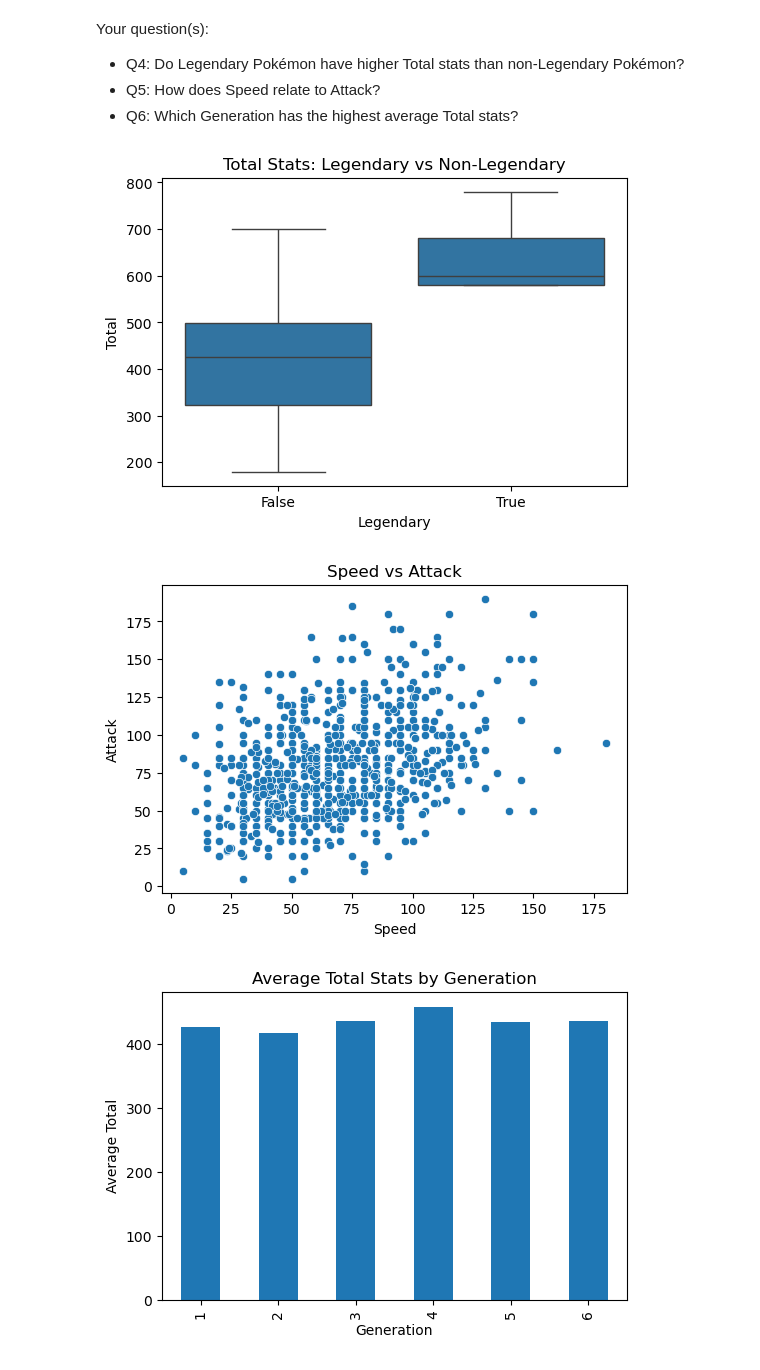
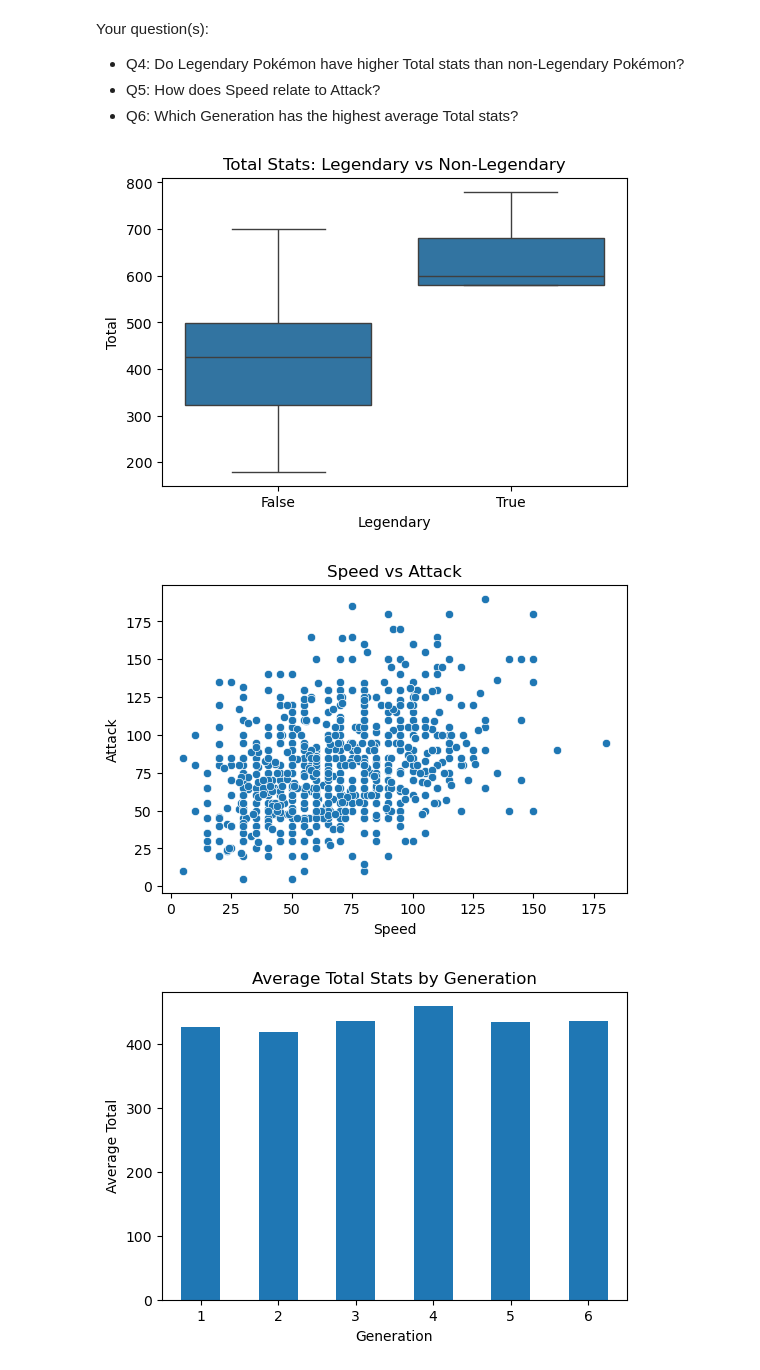
Before and after one commit to CS133-DataVisualization/cl-and-homework-thang-cao13, a Jupyter notebook: Module03_seaborn/M03_HW03_seaborn.ipynb, the cells around one changed output. Cells and saved outputs as stored; diff of their text form; code cells hidden in the pictures.

Commit message:
Update Q6 plot formatting

```diff
--- a/Module03_seaborn/M03_HW03_seaborn.ipynb
+++ b/Module03_seaborn/M03_HW03_seaborn.ipynb
@@ -122,25 +122,27 @@ Your question(s):
 # %%
 # Q4: Legendary vs Non-Legendary Total stats
 plt.figure(figsize=(6,4))
 sns.boxplot(data=pokemon, x='Legendary', y='Total')
 plt.title('Total Stats: Legendary vs Non-Legendary')
 plt.show()
 
 
 # Q5: Speed vs Attack
 plt.figure(figsize=(6,4))
 sns.scatterplot(data=pokemon, x='Speed', y='Attack')
 plt.title('Speed vs Attack')
 plt.show()
 
 
 # Q6: Average Total by Generation
 plt.figure(figsize=(6,4))
 pokemon.groupby('Generation')['Total'].mean().plot(kind='bar')
+
 plt.title('Average Total Stats by Generation')
 plt.ylabel('Average Total')
+plt.xticks(rotation=0)
 plt.show()
 # %% [output]
 [figure]
 [figure]
-[figure, old version]
+[figure, new version]
```
